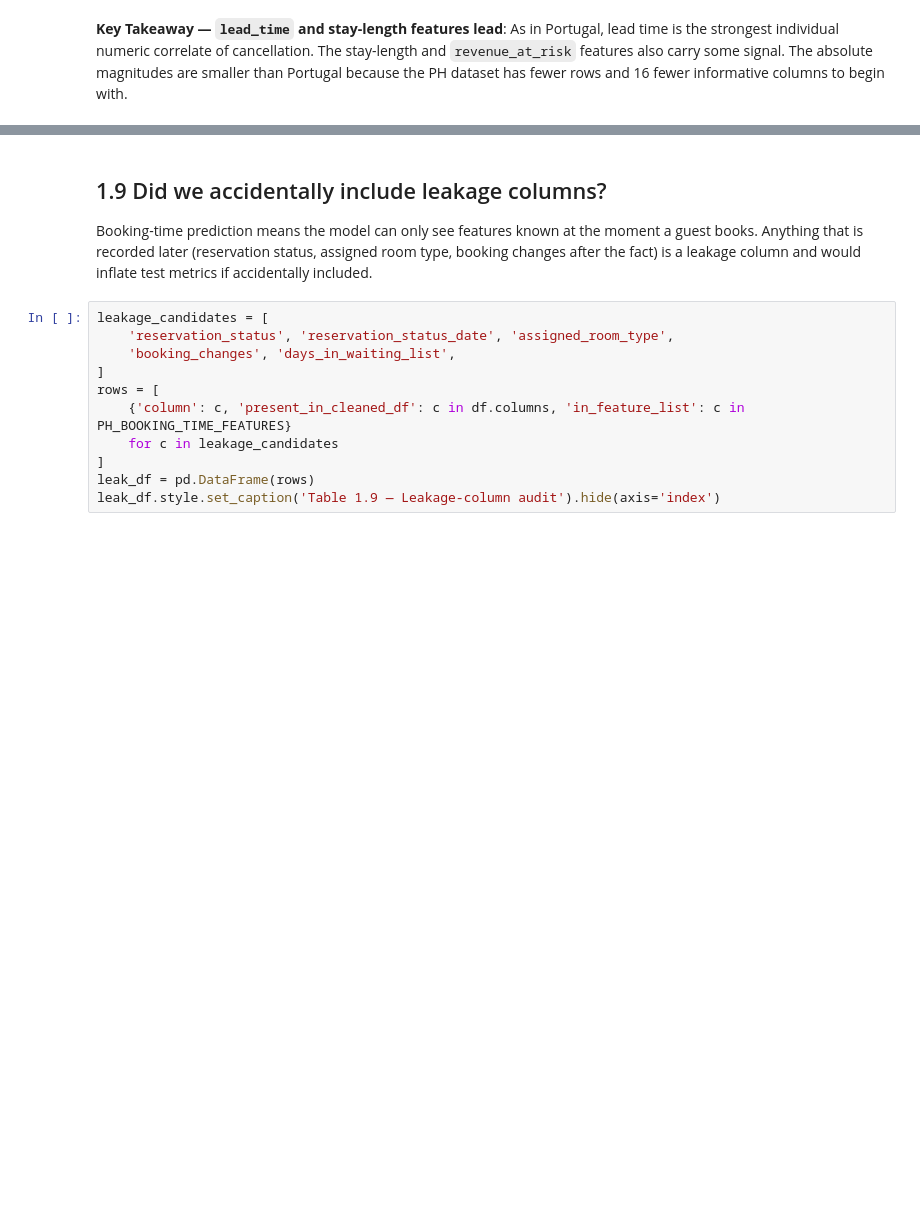
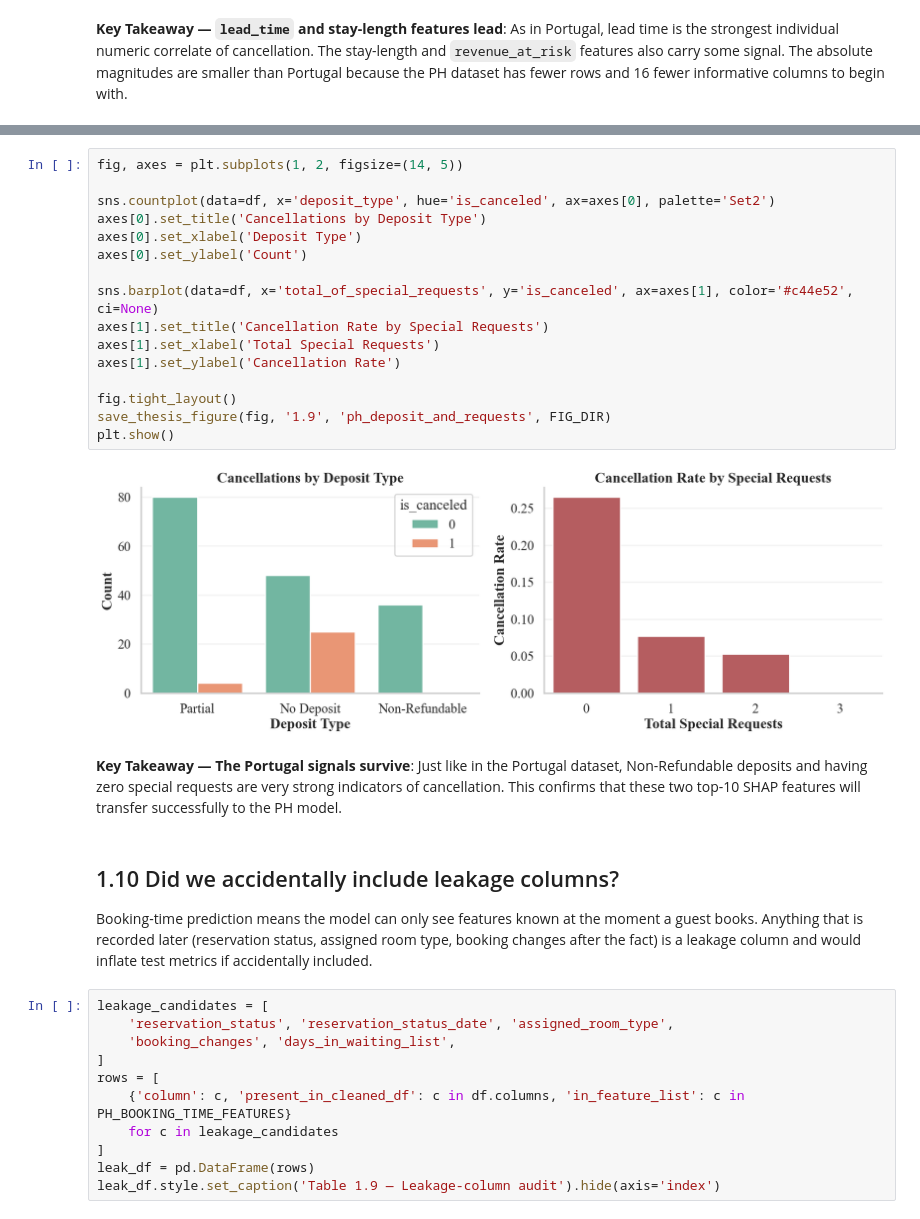
Before and after one commit to Dirkiee09/hotel-cancellation-prediction, a Jupyter notebook: notebooks/ph/01_eda.ipynb, the cells around one changed output, grey strips where cells are left out. Drawn from its saved outputs; the diff is of its cells as text; blank space fills up the shorter version.

```diff
--- a/notebooks/ph/01_eda.ipynb
+++ b/notebooks/ph/01_eda.ipynb
@@ -369,5 +371,25 @@ rows and 16 fewer informative columns to begin with.
+# %%
+fig, axes = plt.subplots(1, 2, figsize=(14, 5))
+
+sns.countplot(data=df, x='deposit_type', hue='is_canceled', ax=axes[0], palette='Set2')
+axes[0].set_title('Cancellations by Deposit Type')
+axes[0].set_xlabel('Deposit Type')
+axes[0].set_ylabel('Count')
+
+sns.barplot(data=df, x='total_of_special_requests', y='is_canceled', ax=axes[1], color='#c44e52', ci=None)
+axes[1].set_title('Cancellation Rate by Special Requests')
+axes[1].set_xlabel('Total Special Requests')
+axes[1].set_ylabel('Cancellation Rate')
+
+fig.tight_layout()
+save_thesis_figure(fig, '1.9', 'ph_deposit_and_requests', FIG_DIR)
+plt.show()
+# %% [output]
+[figure, added]
+# %% [markdown]
+**Key Takeaway — The Portugal signals survive**: Just like in the Portugal dataset, Non-Refundable deposits and having zero special requests are very strong indicators of cancellation. This confirms that these two top-10 SHAP features will transfer successfully to the PH model.
 # %% [markdown]
-## 1.9 Did we accidentally include leakage columns?
+## 1.10 Did we accidentally include leakage columns?
 
 Booking-time prediction means the model can only see features known at the
 moment a guest books. Anything that is recorded later (reservation status,
```
Also changed, not shown: parts of 2 cells of this notebook, 8 other files.
